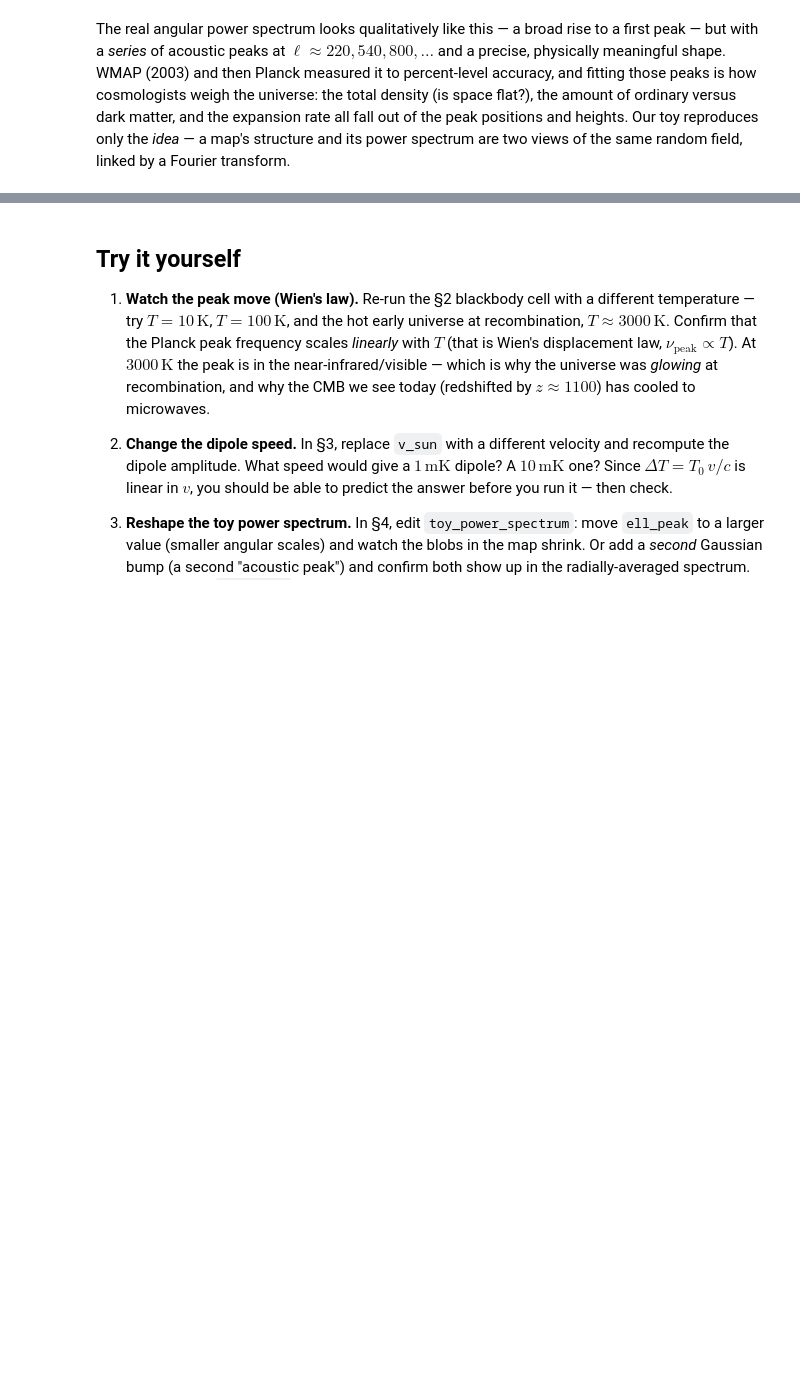
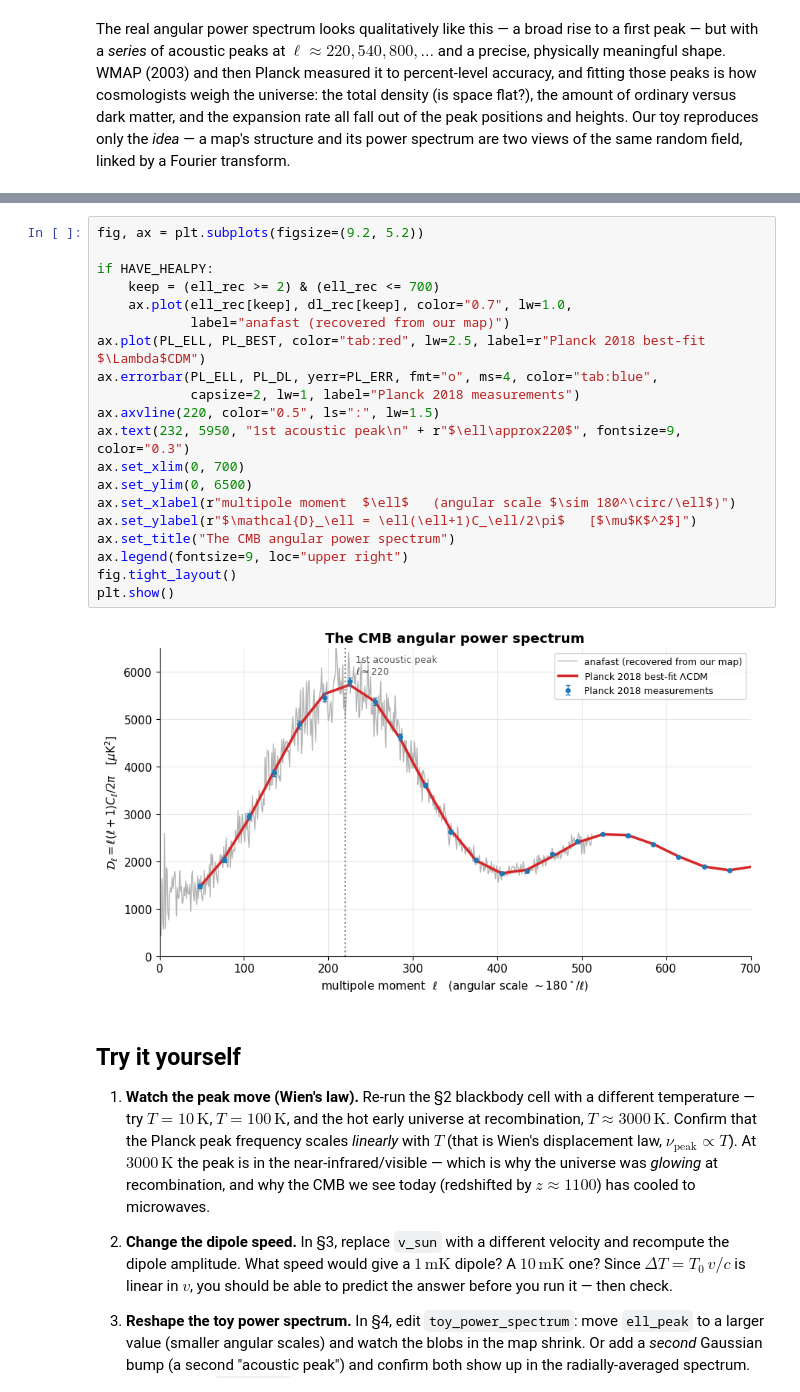
Before and after one commit to joebarbere/jansky, a Jupyter notebook: notebooks/22_cosmic_microwave_background.ipynb, the cells around one changed output, grey strips where cells are left out. Saved outputs shown, nothing was run; the diff lists cells and outputs as text; blank space fills up the shorter version.

```diff
--- a/notebooks/22_cosmic_microwave_background.ipynb
+++ b/notebooks/22_cosmic_microwave_background.ipynb
@@ -529,3 +590,25 @@ spectrum are two views of the same random field, linked by a Fourier transform.
+# %%
+fig, ax = plt.subplots(figsize=(9.2, 5.2))
+
+if HAVE_HEALPY:
+    keep = (ell_rec >= 2) & (ell_rec <= 700)
+    ax.plot(ell_rec[keep], dl_rec[keep], color="0.7", lw=1.0,
+            label="anafast (recovered from our map)")
+ax.plot(PL_ELL, PL_BEST, color="tab:red", lw=2.5, label=r"Planck 2018 best-fit $\Lambda$CDM")
+ax.errorbar(PL_ELL, PL_DL, yerr=PL_ERR, fmt="o", ms=4, color="tab:blue",
+            capsize=2, lw=1, label="Planck 2018 measurements")
+ax.axvline(220, color="0.5", ls=":", lw=1.5)
+ax.text(232, 5950, "1st acoustic peak\n" + r"$\ell\approx220$", fontsize=9, color="0.3")
+ax.set_xlim(0, 700)
+ax.set_ylim(0, 6500)
+ax.set_xlabel(r"multipole moment  $\ell$   (angular scale $\sim 180^\circ/\ell$)")
+ax.set_ylabel(r"$\mathcal{D}_\ell = \ell(\ell+1)C_\ell/2\pi$   [$\mu$K$^2$]")
+ax.set_title("The CMB angular power spectrum")
+ax.legend(fontsize=9, loc="upper right")
+fig.tight_layout()
+plt.show()
+# %% [output]
+[figure, added]
 # %% [markdown]
 ## Try it yourself
 
```
Also changed, not shown: parts of 3 cells of this notebook, 3 other files.
